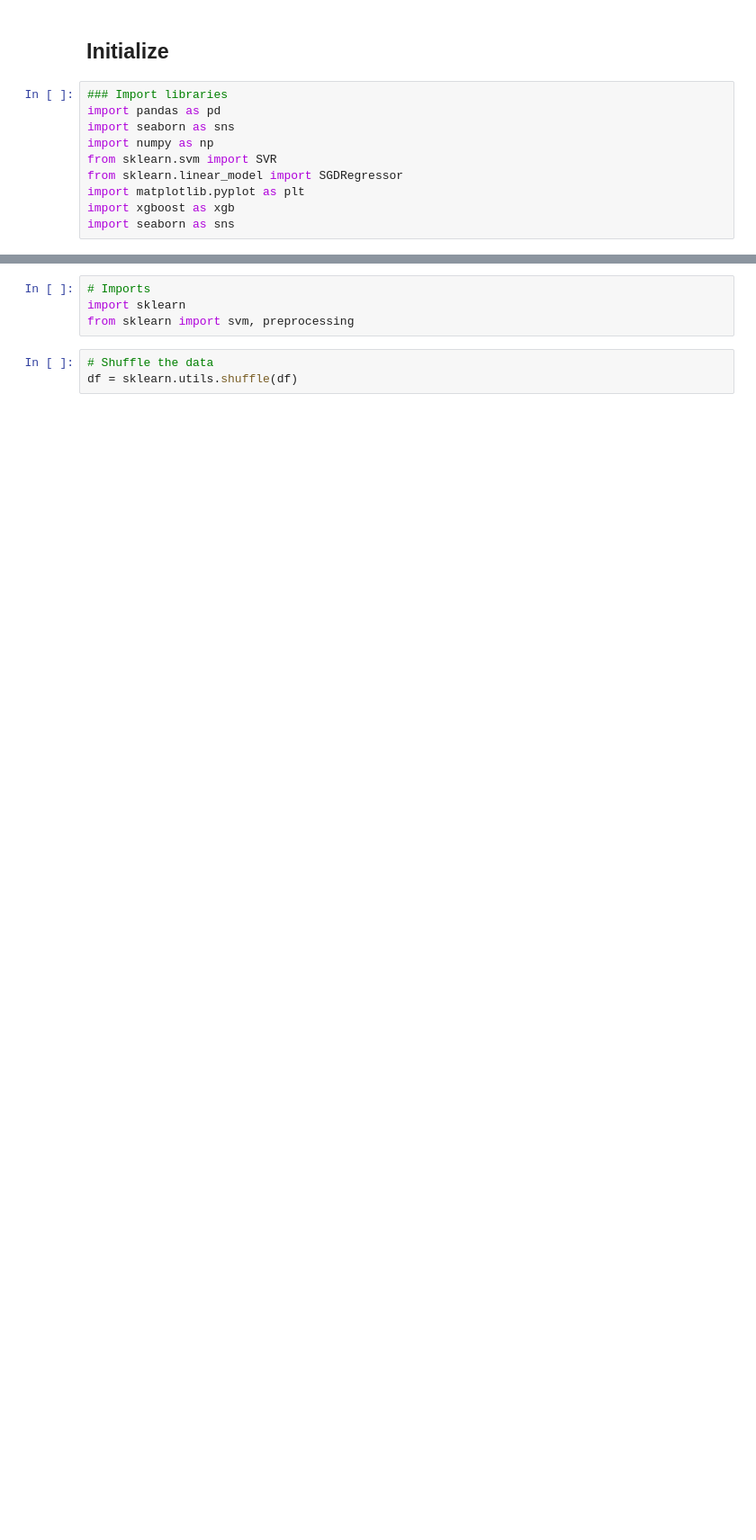
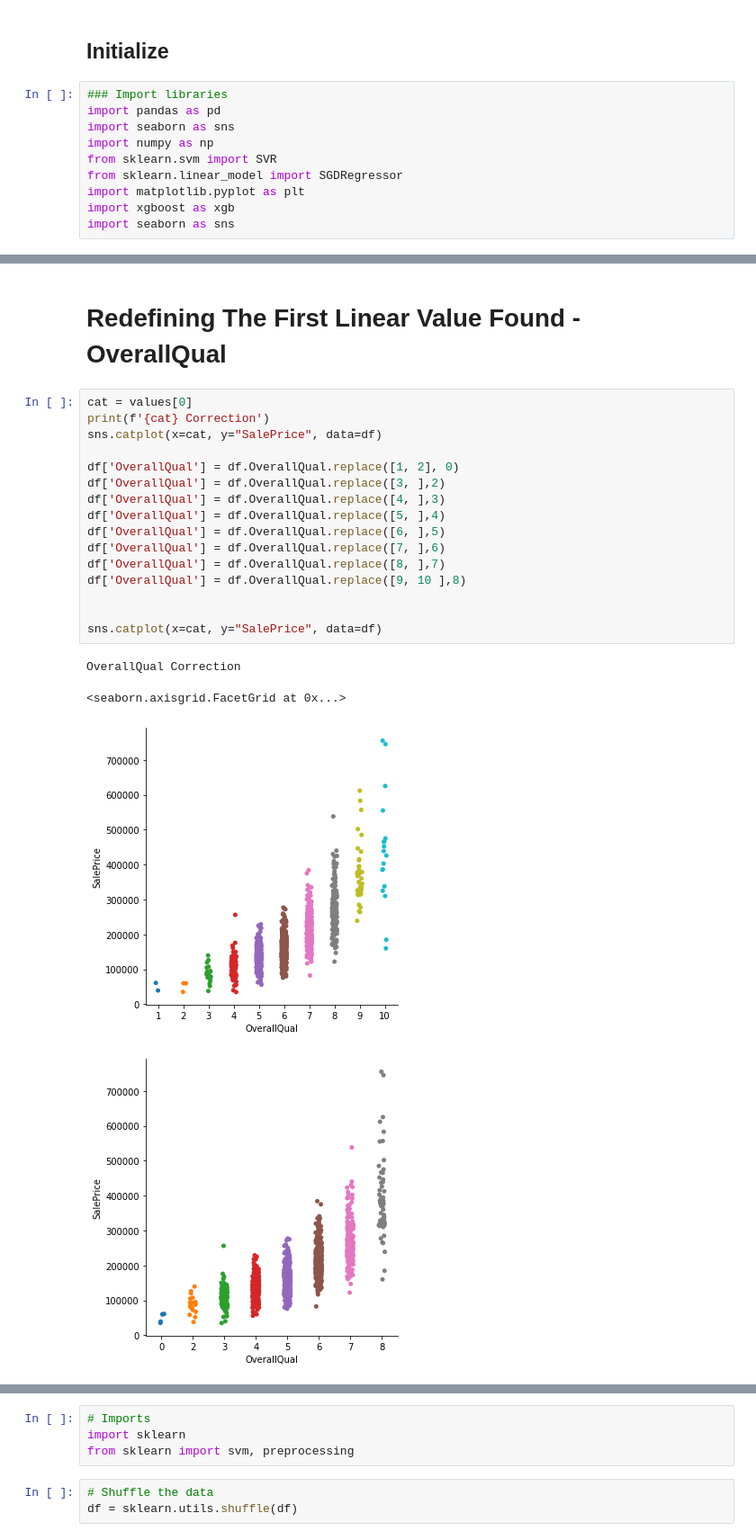
Before and after one commit to WilliamJudge94/Kaggle_Housing, a Jupyter notebook: House_01_EDA_wj.ipynb, the cells around one changed output, grey strips where cells are left out. Shown at 90% size. Cells and saved outputs as stored; diff of their text form; blank space fills up the shorter version.

```diff
--- a/House_01_EDA_wj.ipynb
+++ b/House_01_EDA_wj.ipynb
@@ -394,0 +262,23 @@ df.head()
+# %% [markdown]
+# Redefining The First Linear Value Found - OverallQual
+# %%
+cat = values[0]
+print(f'{cat} Correction')
+sns.catplot(x=cat, y="SalePrice", data=df)
+
+df['OverallQual'] = df.OverallQual.replace([1, 2], 0)
+df['OverallQual'] = df.OverallQual.replace([3, ],2)
+df['OverallQual'] = df.OverallQual.replace([4, ],3)
+df['OverallQual'] = df.OverallQual.replace([5, ],4)
+df['OverallQual'] = df.OverallQual.replace([6, ],5)
+df['OverallQual'] = df.OverallQual.replace([7, ],6)
+df['OverallQual'] = df.OverallQual.replace([8, ],7)
+df['OverallQual'] = df.OverallQual.replace([9, 10 ],8)
+
+
+sns.catplot(x=cat, y="SalePrice", data=df)
+# %% [output]
+OverallQual Correction
+<seaborn.axisgrid.FacetGrid at 0x...>
+[figure, added]
+[figure, added]
```
Also changed, not shown: parts of 93 cells of this notebook, 3 other files.
